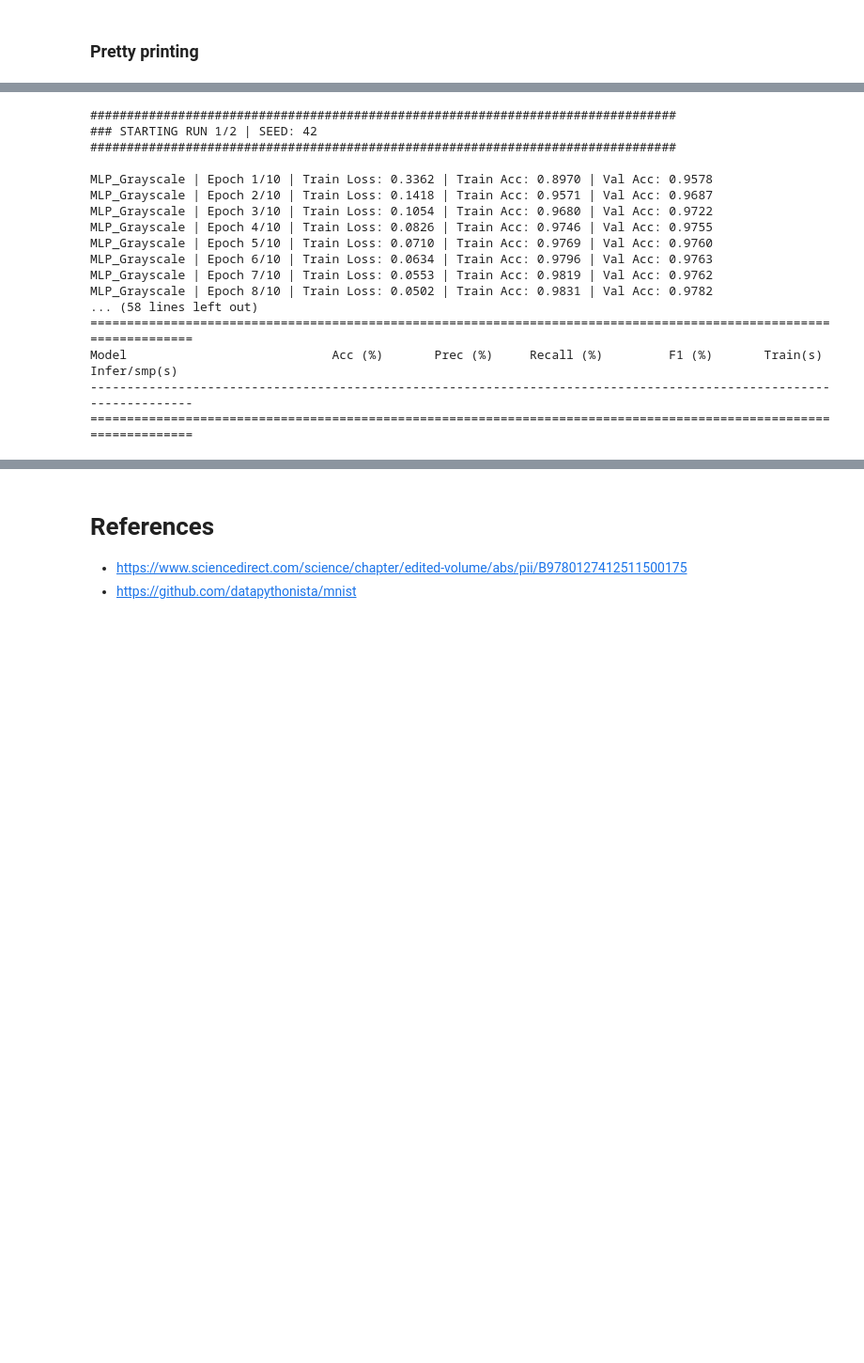
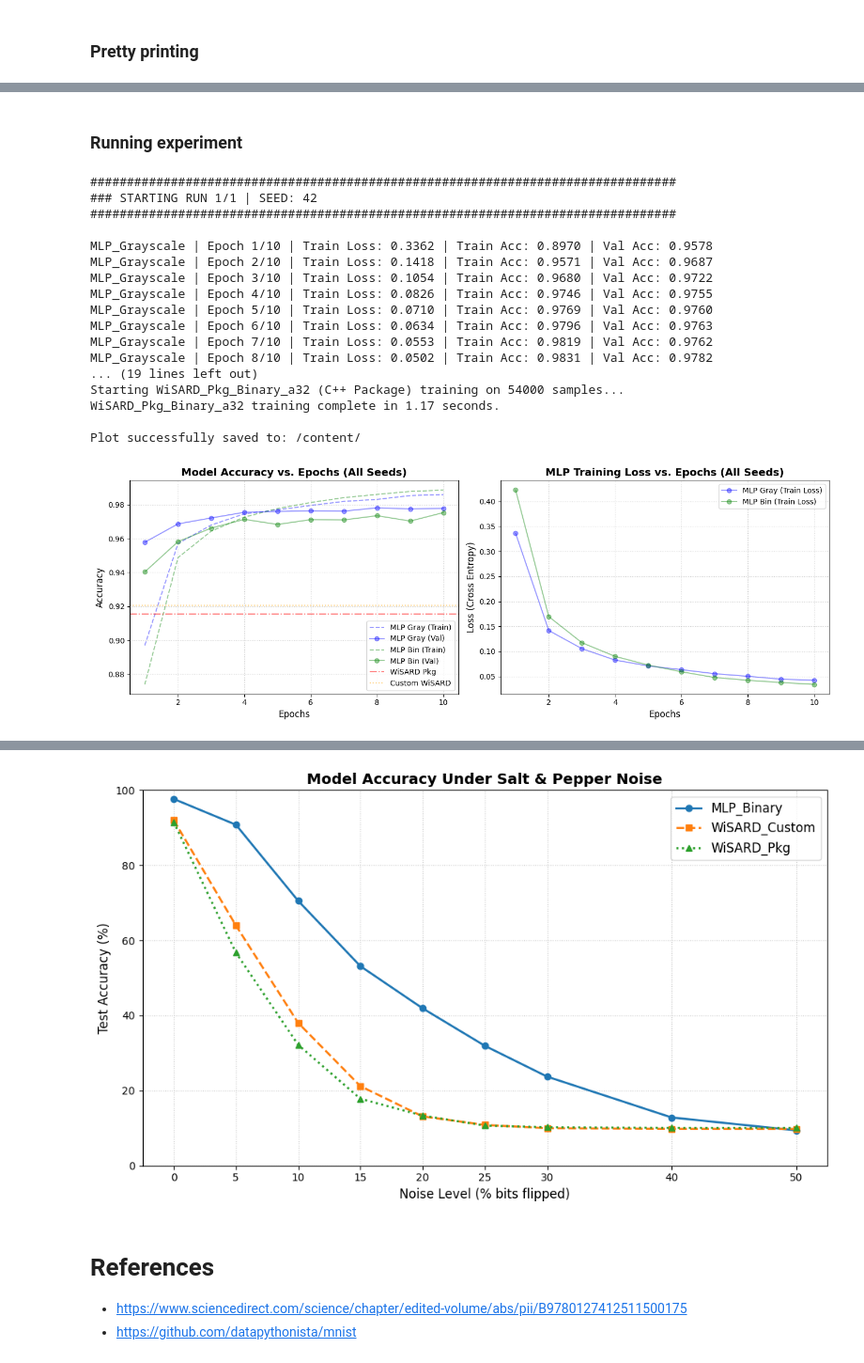
Before and after one commit to mdbromhal/MLP_vs_WNN_MNIST, a Jupyter notebook: WNN_MLP_Comparison.ipynb, the cells around one changed output, grey strips where cells are left out. Shown at 94% size. Cells and saved outputs as stored; diff of their text form; code cells hidden in the pictures; blank space fills up the shorter version.

Commit message:
added salt & pepper noise robustness & disk and ram space comparison

```diff
--- a/WNN_MLP_Comparison.ipynb
+++ b/WNN_MLP_Comparison.ipynb
@@ -667,6 +927,13 @@ def aggregate_results(all_runs_results):
             summary[name]['f1_macro'].append(res['f1_macro'])
             summary[name]['training_time_sec'].append(res['training_time_sec'])
             summary[name]['inference_time_per_sample_sec'].append(res['inference_time_per_sample_sec'])
+
+            # Memory footprint
+            if 'disk_size_bytes' in res and res['disk_size_bytes'] is not None:
+                summary[name]['disk_size_bytes'].append(res['disk_size_bytes'])
+            if 'ram_size_bytes' in res and res['ram_size_bytes'] is not None:
+                summary[name]['ram_size_bytes'].append(res['ram_size_bytes'])
+
     return summary
 # %%
 def print_results(results):
@@ -683,6 +950,11 @@ def print_results(results):
 
     if "num_parameters" in results:
         print(f"Trainable Parameters     : {results['num_parameters']}")
+
+    if "disk_size_bytes" in results:
+        print(f"Disk Size                : {fmt_bytes(results['disk_size_bytes'])}")
+    if "ram_size_bytes" in results:
+        print(f"Peak RAM (active)        : {fmt_bytes(results['ram_size_bytes'])}")
 
     if "memory_stats" in results:
         mem = results["memory_stats"]
@@ -729,6 +1001,7 @@ def print_summary_table(results_list):
         print(line)
     print("=" * 110)
 
+
 def print_averaged_summary_table(aggregated_results):
     print("\n" + "=" * 115)
     print("AVERAGED SUMMARY TABLE (Metrics displayed as: Mean ± Std Dev)")
@@ -741,6 +1014,8 @@ def print_averaged_summary_table(aggregated_results):
         f"{'F1 (%)':>15}"
         f"{'Train(s)':>15}"
         f"{'Infer/smp(s)':>15}"
+        f"{'Disk Size':>14}"
+        f"{'Peak RAM':>12}"
     )
     print(header)
     print("-" * 115)
@@ -753,6 +1028,9 @@ def print_averaged_summary_table(aggregated_results):
         train_m, train_s = np.mean(metrics['training_time_sec']), np.std(metrics['training_time_sec'])
         inf_m = np.mean(metrics['inference_time_per_sample_sec'])
 
+        disk_str = fmt_bytes(int(np.mean(metrics['disk_size_bytes']))) if metrics.get('disk_size_bytes') else 'N/A'
+        ram_str  = fmt_bytes(int(np.mean(metrics['ram_size_bytes'])))  if metrics.get('ram_size_bytes')  else 'N/A'
+
         line = (
             f"{model_name:<25}"
             f"{acc_m*100:>6.2f}±{acc_s*100:<4.2f}"
@@ -761,6 +1039,8 @@ def print_averaged_summary_table(aggregated_results):
             f"{f1_m*100:>6.2f}±{f1_s*100:<4.2f}"
             f"{train_m:>8.2f}±{train_s:<4.2f}"
             f"{inf_m:>15.6f}"
+            f"{disk_str:>14}"
+            f"{ram_str:>12}"
         )
         print(line)
     print("=" * 115)
@@ -767,3 +1132,5 @@ def print_averaged_summary_table(aggregated_results):
+# %% [markdown]
+### Running experiment
 # %%
 # ============================================================
 # Main experiment - Multi-Seed experiment
@@ -796,7 +1163,7 @@ def main():
     # --------------------------------------------------------
     # A. Standard MLP on grayscale MNIST
     # --------------------------------------------------------
-    _, mlp_gray_results = run_mlp_experiment(
+    mlp_gray_model, mlp_gray_results = run_mlp_experiment(
         train_loader_gray, val_loader_gray, test_loader_gray,
         seed=current_seed,
         title="MLP_Grayscale"
@@ -807,7 +1174,7 @@ def main():
     # --------------------------------------------------------
     # B. Fair comparison: MLP on binary MNIST
     # --------------------------------------------------------
-    _, mlp_bin_results = run_mlp_experiment(
+    mlp_bin_model, mlp_bin_results = run_mlp_experiment(
         train_loader_bin, val_loader_bin, test_loader_bin,
         seed=current_seed,
         title="MLP_Binary"
@@ -818,11 +1185,11 @@ def main():
     # --------------------------------------------------------
     # C. Custom WiSARD on binary MNIST
     # --------------------------------------------------------
-    _, wisard_results = run_wisard_experiment(
+    wisard_model, wisard_results = run_wisard_experiment(
         train_bin, test_bin,
         address_size=ADDRESS_SIZE,
         seed=current_seed,
-        title=f"WiSARD_Binary_a{ADDRESS_SIZE}"
+        title=f"Custom_WiSARD_Binary_a{ADDRESS_SIZE}" # Changed model name
     )
     # print_results(wisard_results)
     current_run_results.append(wisard_results)
@@ -830,41 +1197,70 @@ def main():
     # --------------------------------------------------------
     # D. Package WiSARD on binary MNIST
     # --------------------------------------------------------
-    _, wisardpkg_results = run_wisardpkg_experiment(
+    wisardpkg_model, wisardpkg_results = run_wisardpkg_experiment(
         train_bin, test_bin,
         address_size=ADDRESS_SIZE,
         title=f"WiSARD_Pkg_Binary_a{ADDRESS_SIZE}"
     )
     # NOTE: because wisardpkg uses C++ under the hood, it relies on C++'s
       # internal random number generator, and thus it doesn't expose a direct
       # seed argument like Python does.
     # print_results(wisardpkg_results)
     current_run_results.append(wisardpkg_results)
 
+    all_runs_results.append(current_run_results)
+
   # --------------------------------------------------------
-  # Final summary - Aggregated
+  # E. Visualize Learning Curves
+  # --------------------------------------------------------
+  # Plot using the results gathered from the experiment steps
+  # plot_training_curves(
+  #     mlp_gray_results=mlp_gray_results,
+  #     mlp_bin_results=mlp_bin_results,
+  #     custom_wisard_acc=wisard_results['accuracy'],
+  #     pkg_wisard_acc=wisardpkg_results['accuracy'],
+  # )
+  plot_all_seeds_training_curves(all_runs_results)
+
+  # --------------------------------------------------------
+  # Final Accuracy summary - Aggregated
   # --------------------------------------------------------
   aggregated = aggregate_results(all_runs_results)
   print_averaged_summary_table(aggregated)
 
 
+  # --------------------------------------------------------
+  # Noise robustness (uses models from the last seed run)
+  # --------------------------------------------------------
+  noise_results = run_noise_robustness(
+      mlp_bin_model=mlp_bin_model,
+      wisard_custom_model=wisard_model,
+      wisardpkg_model=wisardpkg_model,
+      test_bin_ds=test_bin,
+      noise_levels=NOISE_LEVELS,
+      seed=42,
+  )
+  plot_noise_robustness(noise_results, noise_levels=NOISE_LEVELS)
+
+
 if __name__ == "__main__":
     main()
 # %% [output]
 ################################################################################
-### STARTING RUN 1/2 | SEED: 42
+### STARTING RUN 1/1 | SEED: 42
 ################################################################################
 
 MLP_Grayscale | Epoch 1/10 | Train Loss: 0.3362 | Train Acc: 0.8970 | Val Acc: 0.9578
 MLP_Grayscale | Epoch 2/10 | Train Loss: 0.1418 | Train Acc: 0.9571 | Val Acc: 0.9687
 MLP_Grayscale | Epoch 3/10 | Train Loss: 0.1054 | Train Acc: 0.9680 | Val Acc: 0.9722
 MLP_Grayscale | Epoch 4/10 | Train Loss: 0.0826 | Train Acc: 0.9746 | Val Acc: 0.9755
 MLP_Grayscale | Epoch 5/10 | Train Loss: 0.0710 | Train Acc: 0.9769 | Val Acc: 0.9760
 MLP_Grayscale | Epoch 6/10 | Train Loss: 0.0634 | Train Acc: 0.9796 | Val Acc: 0.9763
 MLP_Grayscale | Epoch 7/10 | Train Loss: 0.0553 | Train Acc: 0.9819 | Val Acc: 0.9762
 MLP_Grayscale | Epoch 8/10 | Train Loss: 0.0502 | Train Acc: 0.9831 | Val Acc: 0.9782
-... (58 lines left out)
-===================================================================================================================
-Model                            Acc (%)       Prec (%)     Recall (%)         F1 (%)       Train(s)   Infer/smp(s)
--------------------------------------------------------------------------------------------------------------------
-===================================================================================================================
+... (19 lines left out)
+Starting WiSARD_Pkg_Binary_a32 (C++ Package) training on 54000 samples...
+WiSARD_Pkg_Binary_a32 training complete in 1.17 seconds.
+
+Plot successfully saved to: /content/
+[figure, added]
@@ -871,3 +1284,4 @@ Model                            Acc (%)       Prec (%)     Recall (%)         F
+[figure, added]
 # %% [markdown]
 # References
 - https://www.sciencedirect.com/science/chapter/edited-volume/abs/pii/B9780127412511500175
```
Also changed, not shown: parts of 16 cells of this notebook, 2 other files.
